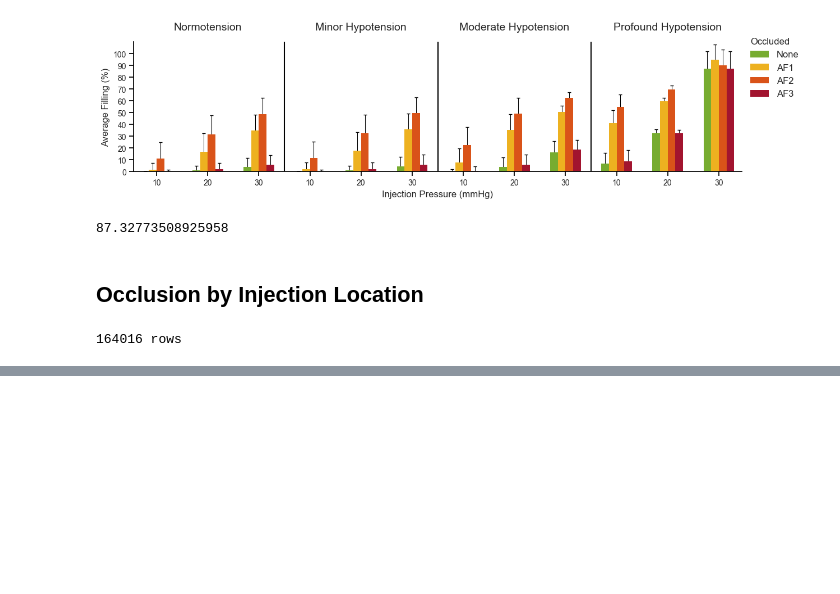
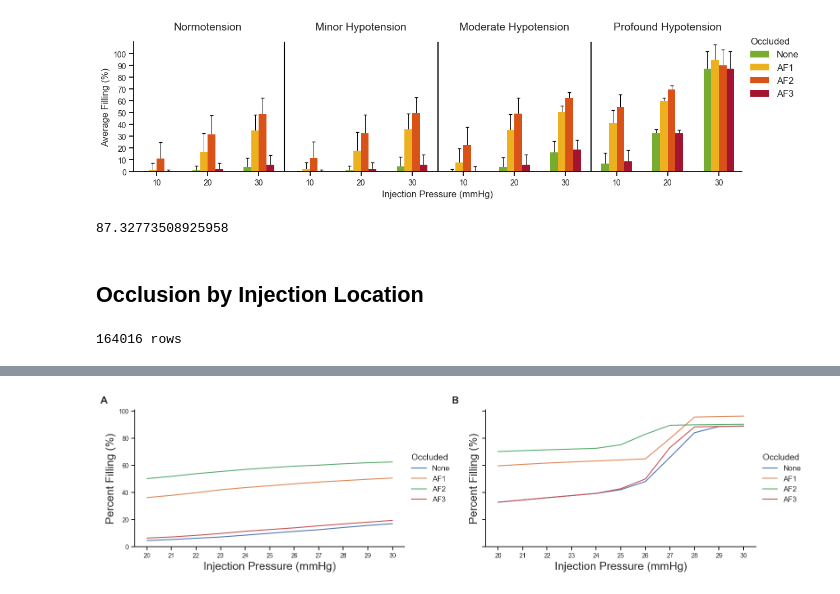
Before and after one commit to JentGent/avm, a Jupyter notebook: jupyter/jupyter.ipynb, the cells around one changed output, grey strips where cells are left out. Drawn from its saved outputs; the diff is of its cells as text; code cells hidden in the pictures; blank space fills up the shorter version.

```diff
--- a/jupyter/jupyter.ipynb
+++ b/jupyter/jupyter.ipynb
@@ -1101,0 +1103,98 @@ print(value)
+# %%
+filtered_data.loc[:, 'Occluded'] = filtered_data['Occluded'].fillna('None')
+
+grouped_data = filtered_data.groupby(['Blood pressure hypotension', 'Occluded', 'Injection pressure (mmHg)']).agg({
+    'Percent filled post-injection (%)': ['mean', 'std']
+}).reset_index()
+
+grouped_data.columns = ['Blood pressure hypotension', 'Occluded', 'Injection pressure (mmHg)', 'filling_mean', 'filling_std']
+
+grouped_data['Occluded'] = pd.Categorical(
+    grouped_data['Occluded'],
+    categories=['None', 'AF1', 'AF2', 'AF3'],
+    ordered=True,
+)
+
+grouped_data['Blood pressure hypotension'] = pd.Categorical(
+    grouped_data['Blood pressure hypotension'],
+    categories=['normal', 'minor', 'moderate', 'profound'],
+    ordered=True,
+)
+# %%
+sns.set_theme(style='whitegrid', font_scale=1.5)
+
+fig, axs = plt.subplots(1, 2, figsize=(18, 4), sharey=True)
+plt.subplots_adjust(wspace=0.3)
+
+####################
+# COMMON FORMATTING
+####################
+
+for i, ax in enumerate(axs):
+
+    ax.grid(False)
+
+    plt.setp(
+        ax,
+        xlabel='Injection Pressure (mmHg)',
+        xticks=range(20, 31),
+        ylabel='Percent Filling (%)',
+    )
+
+    plt.setp([ax.spines['top'], ax.spines['right']], visible=False)
+    plt.setp([ax.spines['left'], ax.spines['bottom']], color='black')
+
+    ax.tick_params(
+        axis='x',
+        labelsize=10,
+        bottom=True,
+        color=ax.spines['bottom'].get_edgecolor(),
+        which='both',
+    )
+
+    ax.tick_params(
+        axis='y',
+        labelsize=10,
+        left=True,
+        color=ax.spines['left'].get_edgecolor(),
+        which='both',
+    )
+
+    ax.text(-0.1, 1.1, 'AB'[i], transform=ax.transAxes, fontsize=16, fontweight='bold', va='top', ha='right')
+
+sns.lineplot(
+    data=grouped_data[grouped_data['Blood pressure hypotension'] == 'moderate'],
+    x='Injection pressure (mmHg)',
+    y='filling_mean',
+    hue='Occluded',
+    ax=axs[0],
+)
+
+sns.lineplot(
+    data=grouped_data[grouped_data['Blood pressure hypotension'] == 'profound'],
+    x='Injection pressure (mmHg)',
+    y='filling_mean',
+    hue='Occluded',
+    ax=axs[1],
+)
+
+axs[0].legend(
+    alignment='left',
+    bbox_to_anchor=(1, 0.5),
+    fontsize=12,
+    frameon=False,
+    loc='center left',
+    title_fontsize=14,
+    title='Occluded',
+)
+
+axs[1].legend(
+    alignment='left',
+    bbox_to_anchor=(1, 0.5),
+    fontsize=12,
+    frameon=False,
+    loc='center left',
+    title_fontsize=14,
+    title='Occluded',
+)
+# %% [output]
@@ -1101,0 +1202 @@ print(value)
+[figure, added]
```
Also changed, not shown: parts of 15 cells of this notebook.
